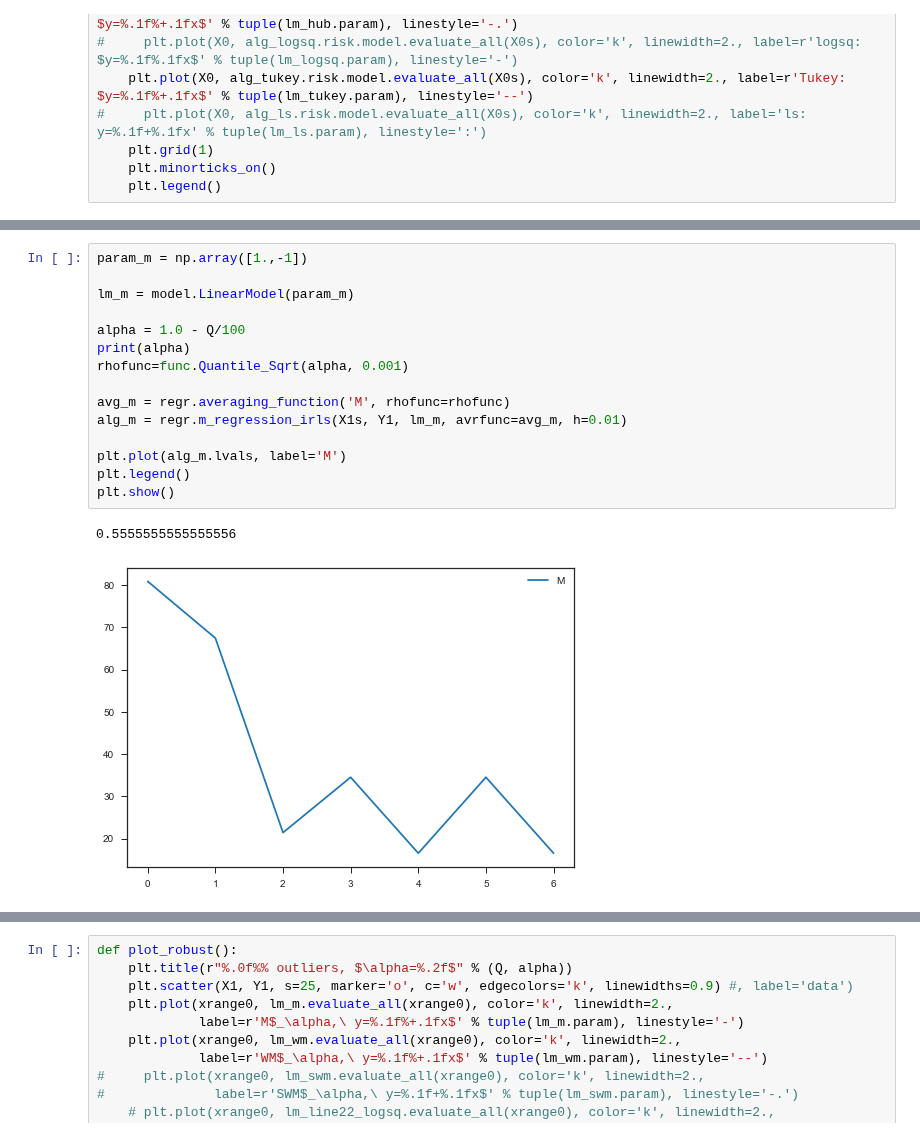
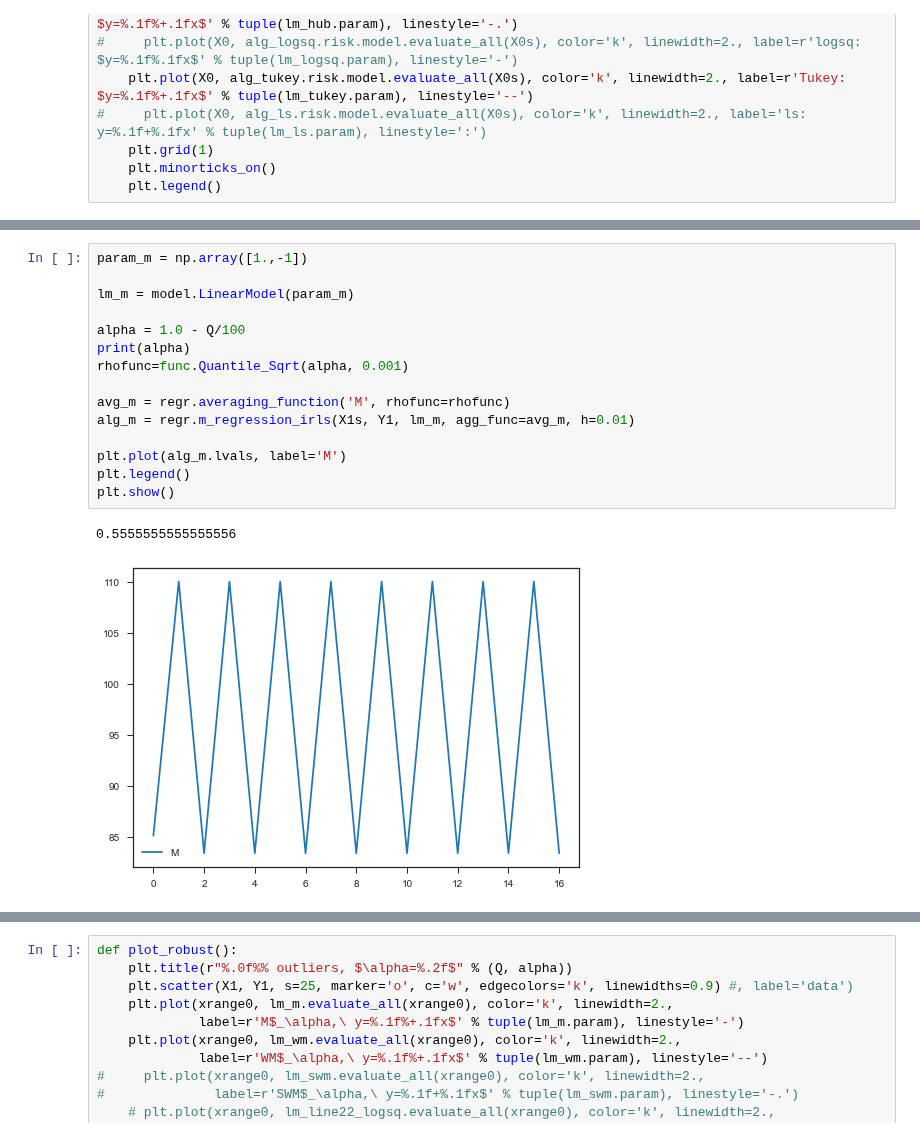
Before and after one commit to intellimath/mlgrad, a Jupyter notebook: examples/resistant_linear_regression.ipynb, the cells around one changed output, grey strips where cells are left out. Cells and saved outputs as stored; diff of their text form.

```diff
--- a/examples/resistant_linear_regression.ipynb
+++ b/examples/resistant_linear_regression.ipynb
@@ -132,21 +132,21 @@ plt.show()
 # %%
 param_m = np.array([1.,-1])
 
 lm_m = model.LinearModel(param_m)
 
 alpha = 1.0 - Q/100
 print(alpha)
 rhofunc=func.Quantile_Sqrt(alpha, 0.001)
 
 avg_m = regr.averaging_function('M', rhofunc=rhofunc)
-alg_m = regr.m_regression_irls(X1s, Y1, lm_m, avrfunc=avg_m, h=0.01)
+alg_m = regr.m_regression_irls(X1s, Y1, lm_m, agg_func=avg_m, h=0.01)
 
 plt.plot(alg_m.lvals, label='M')
 plt.legend()
 plt.show()
 # %% [output]
 0.5555555555555556
-[figure, old version]
+[figure, new version]
 # %%
 param_wm = np.array([1.,-1])
 
```
Also changed, not shown: parts of 5 cells of this notebook, 8 other files.
